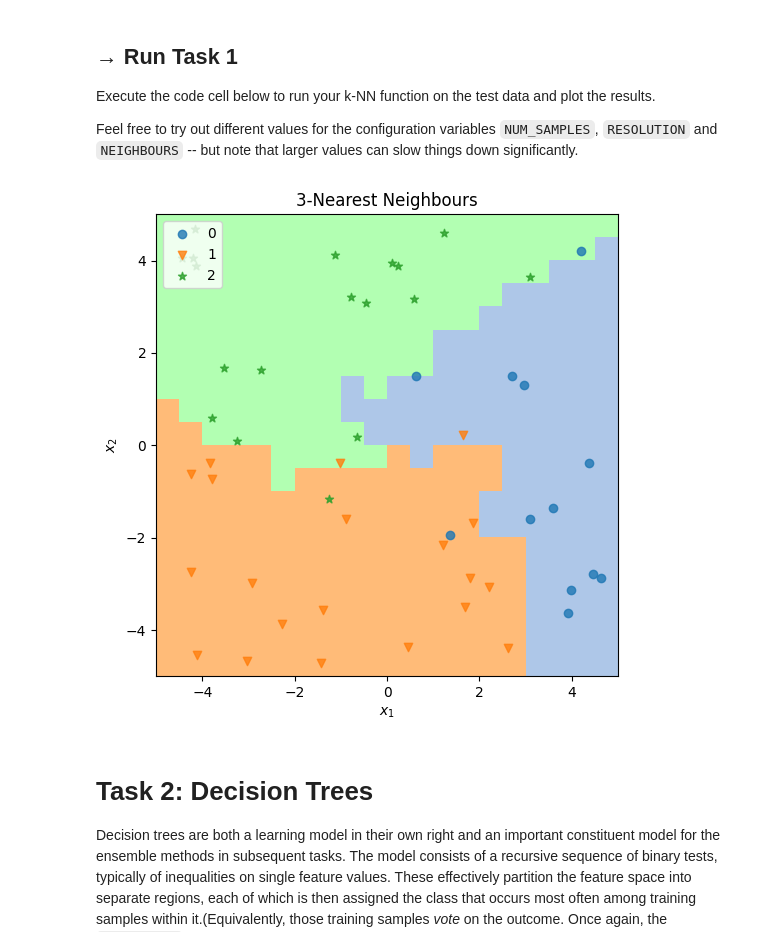
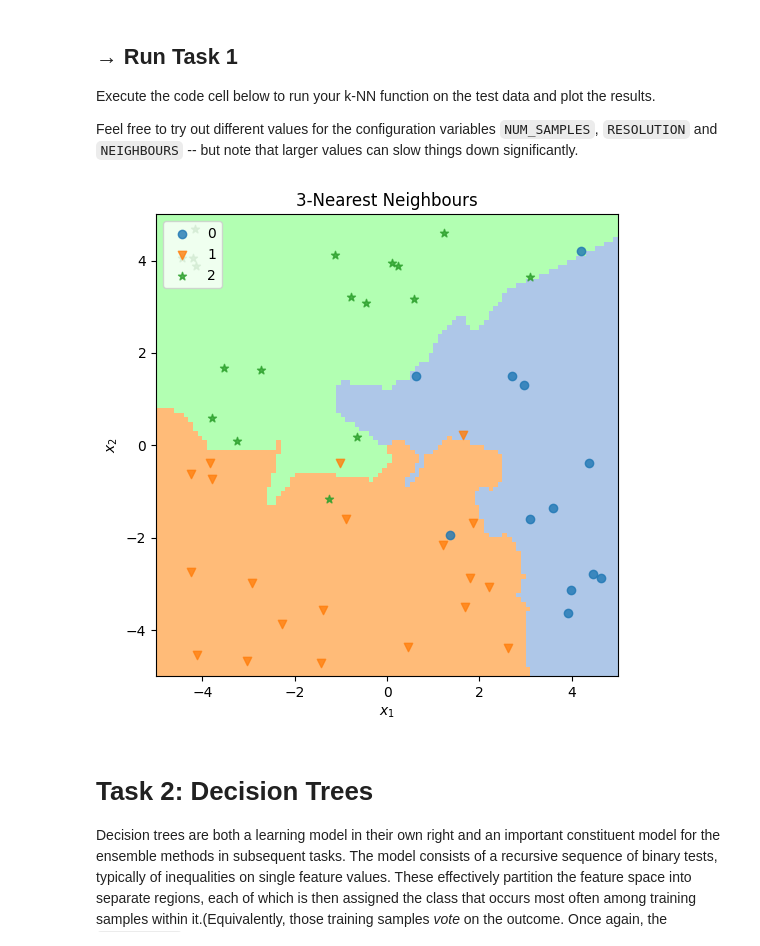
Before and after one commit to rezkyaps-code/colab, a Jupyter notebook: comp88_lab3+solutions.ipynb, the cells around one changed output. Cells and saved outputs as stored; diff of their text form; code cells hidden in the pictures.

```diff
--- a/comp88_lab3+solutions.ipynb
+++ b/comp88_lab3+solutions.ipynb
@@ -90,11 +91,21 @@ def nearest_neighbours_predict ( train_X, train_y, test_X, neighbours=1 ):
 
     test_y = np.zeros(test_X.shape[0])
 
+    # each test sample must be compared against every training sample,
+    # making k-NN computationally expensive for large training sets
     for ii in range(test_X.shape[0]):
+
+        # need to associate distances with labels, so generate a list of tuples
         dists = [ (np.linalg.norm(test_X[ii] - train_X[jj]), train_y[jj]) for jj in range(train_X.shape[0]) ]
+
+        # sort on distance
         dists.sort(key=lambda z: z[0])
 
-        test_y[ii] = utils.vote([ z[1] for z in dists[:neighbours] ])
+        # take the k nearest and extract their labels
+        candidates = [ z[1] for z in dists[:neighbours] ]
+
+        # the vote function just returns whichever occurs most often in the list
+        test_y[ii] = utils.vote(candidates)
 
     return test_y
 # %% [markdown]
@@ -105,25 +116,25 @@ Execute the code cell below to run your k-NN function on the test data and plot
 Feel free to try out different values for the configuration variables `NUM_SAMPLES`, `RESOLUTION` and `NEIGHBOURS` -- but note that larger values can slow things down significantly.
 # %%
 NUM_SAMPLES = 50
-RESOLUTION = 20
+RESOLUTION = 100
 NEIGHBOURS = 3
 
 X = df[['X1','X2']].values[:NUM_SAMPLES,:]
 y = df['Multi'].values[:NUM_SAMPLES]
 
 fig = plt.figure(figsize=(6, 6))
 ax = fig.subplots()
 
 # this just tests to see whether there's a functioning implementation
 # before attempting to pass it to the plotting utility
 dummy = nearest_neighbours_predict ( X[:2,:], y[:2], X[:2,:], neighbours=NEIGHBOURS )
 if dummy is None:
     utils.plot_unimplemented(ax, f'{NEIGHBOURS}-Nearest Neighbours')
 else:
     nn_cls = lambda z: nearest_neighbours_predict ( X, y, z, neighbours=NEIGHBOURS )
     utils.plot_classification_map(ax, nn_cls, X, y, resolution=RESOLUTION, title=f'{NEIGHBOURS}-Nearest Neighbours')
 # %% [output]
-[figure, old version]
+[figure, new version]
 # %% [markdown]
 # Task 2: Decision Trees
 
```
Also changed, not shown: parts of 16 cells of this notebook.
